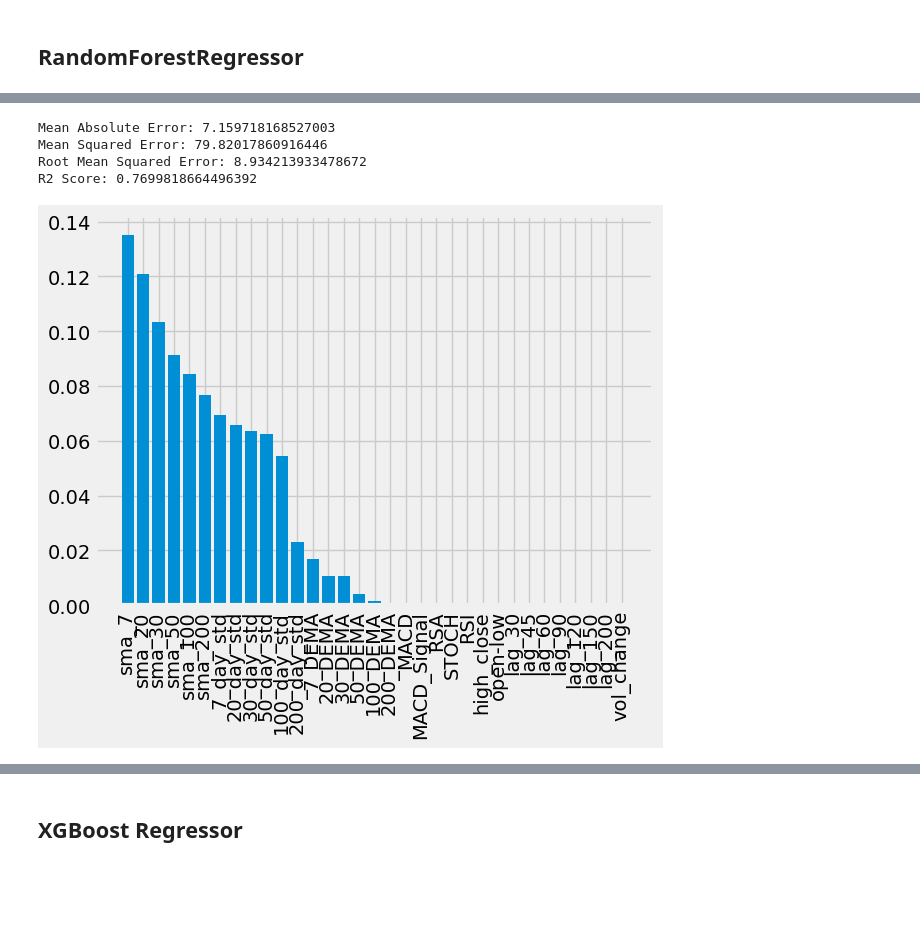
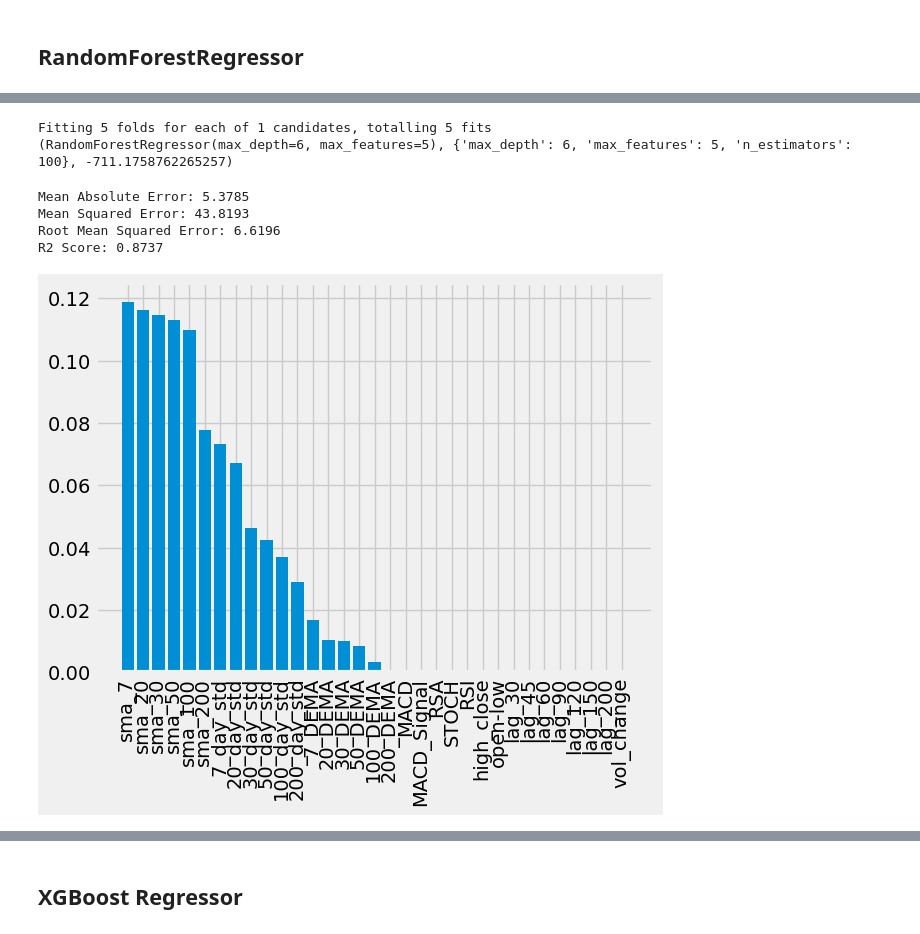
Before and after one commit to TDanner7/Stock_Price_Modeling, a Jupyter notebook: stock_price_tech.ipynb, the cells around one changed output, grey strips where cells are left out. Saved outputs shown, nothing was run; the diff lists cells and outputs as text; code cells hidden in the pictures; blank space fills up the shorter version.

Commit message:
functions added

```diff
--- a/stock_price_tech.ipynb
+++ b/stock_price_tech.ipynb
@@ -293,0 +294,14 @@ array([[ 0.86096626,  0.88881158,  0.98182413, ...,  2.10270531,
+# %%
+## GridSearch function
+def gridsearch(model,param_grid):
+    gs_csv=GridSearchCV(estimator=model,
+    param_grid=param_grid,
+    scoring='neg_mean_squared_error',
+    cv=5,
+    verbose=1)
+
+    gs_csv.fit(X_train_scaled,y_train)
+    best_model=gs_csv.best_estimator_
+    best_params=gs_csv.best_params_
+    best_score=gs_csv.best_score_
+    return best_model,best_params,best_score
@@ -294,3 +318,10 @@ array([[ 0.86096626,  0.88881158,  0.98182413, ...,  2.10270531,
+# %%
+def feature_imp(best_model):
+    importances = best_model.feature_importances_
+    sorted_index = np.argsort(importances)[::-1]
+    x_values = range(len(importances))
+    labels = X.columns.values.tolist()
+    return x_values, importances,sorted_index,labels
 # %% [markdown]
 ## RandomForestRegressor
 # %%
@@ -340,25 +334,33 @@ df.to_csv("gs.csv")
-# %%
-from sklearn import metrics
-predictions=rf_best.predict(X_test_scaled)
-print('Mean Absolute Error:', metrics.mean_absolute_error(y_test, predictions))
-print('Mean Squared Error:', metrics.mean_squared_error(y_test, predictions))
-print('Root Mean Squared Error:', np.sqrt(metrics.mean_squared_error(y_test, predictions)))
-print('R2 Score:', metrics.r2_score(y_test, predictions))
-rf_r2= round((metrics.r2_score(y_test, predictions)),4)
-rf_mse=round((metrics.mean_squared_error(y_test, predictions)),4)
-# %% [output]
-Mean Absolute Error: 7.159718168527003
-Mean Squared Error: 79.82017860916446
-Root Mean Squared Error: 8.934213933478672
-R2 Score: 0.7699818664496392
-# %%
-importances = rf_best.feature_importances_
-sorted_index = np.argsort(importances)[::-1]
-x_values = range(len(importances))
-labels = X.columns.values.tolist()
-plt.bar(x_values, importances[sorted_index], tick_label=labels)
-plt.xticks(rotation=90)
-plt.show()
-# %% [output]
-[figure, removed]
+# %%
+gs_csv_rf=gridsearch(rf,param_grid_rf)
+rf_best=gs_csv_rf[0]
+print(gs_csv_rf)
+
+# printing
+#best estimator for the model,
+# best parameters
+# best score for model based upon the estimator and parameters
+# %% [output]
+Fitting 5 folds for each of 1 candidates, totalling 5 fits
+(RandomForestRegressor(max_depth=6, max_features=5), {'max_depth': 6, 'max_features': 5, 'n_estimators': 100}, -711.1758762265257)
+# %%
+prediction=predict(rf_best,X_test_scaled)
+print('Mean Absolute Error:', prediction[0])
+print('Mean Squared Error:', prediction[1])
+print('Root Mean Squared Error:', prediction[2])
+print('R2 Score:', prediction[3])
+rf_r2= prediction[3]
+rf_mse=prediction[1]
+# %% [output]
+Mean Absolute Error: 5.3785
+Mean Squared Error: 43.8193
+Root Mean Squared Error: 6.6196
+R2 Score: 0.8737
+# %%
+features= feature_imp(rf_best)
+plt.bar(features[0], features[1][features[2]], tick_label=features[3])
+plt.xticks(rotation=90)
+plt.show()
+# %% [output]
+[figure, added]
 # %%
```
Also changed, not shown: parts of 80 cells of this notebook.
